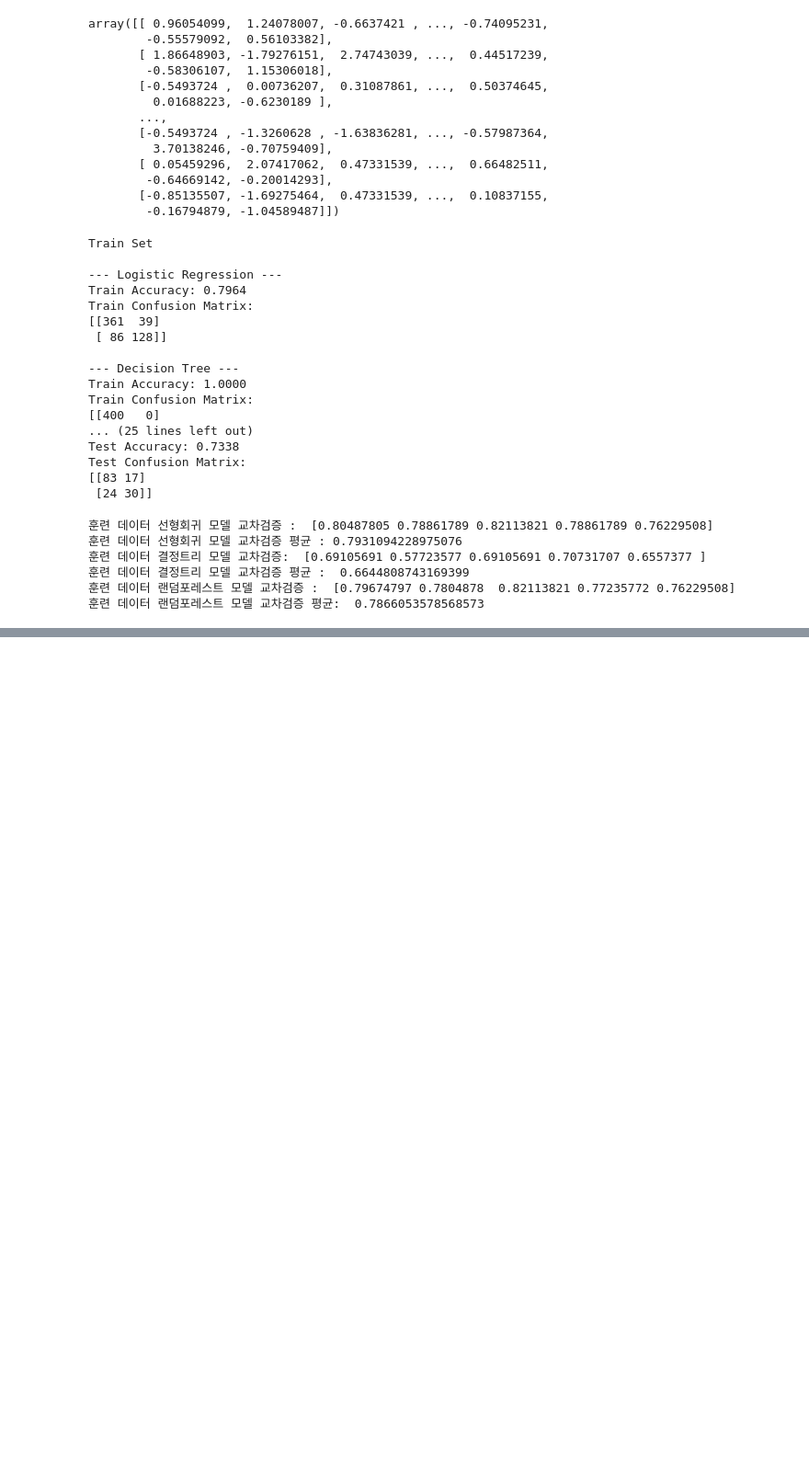
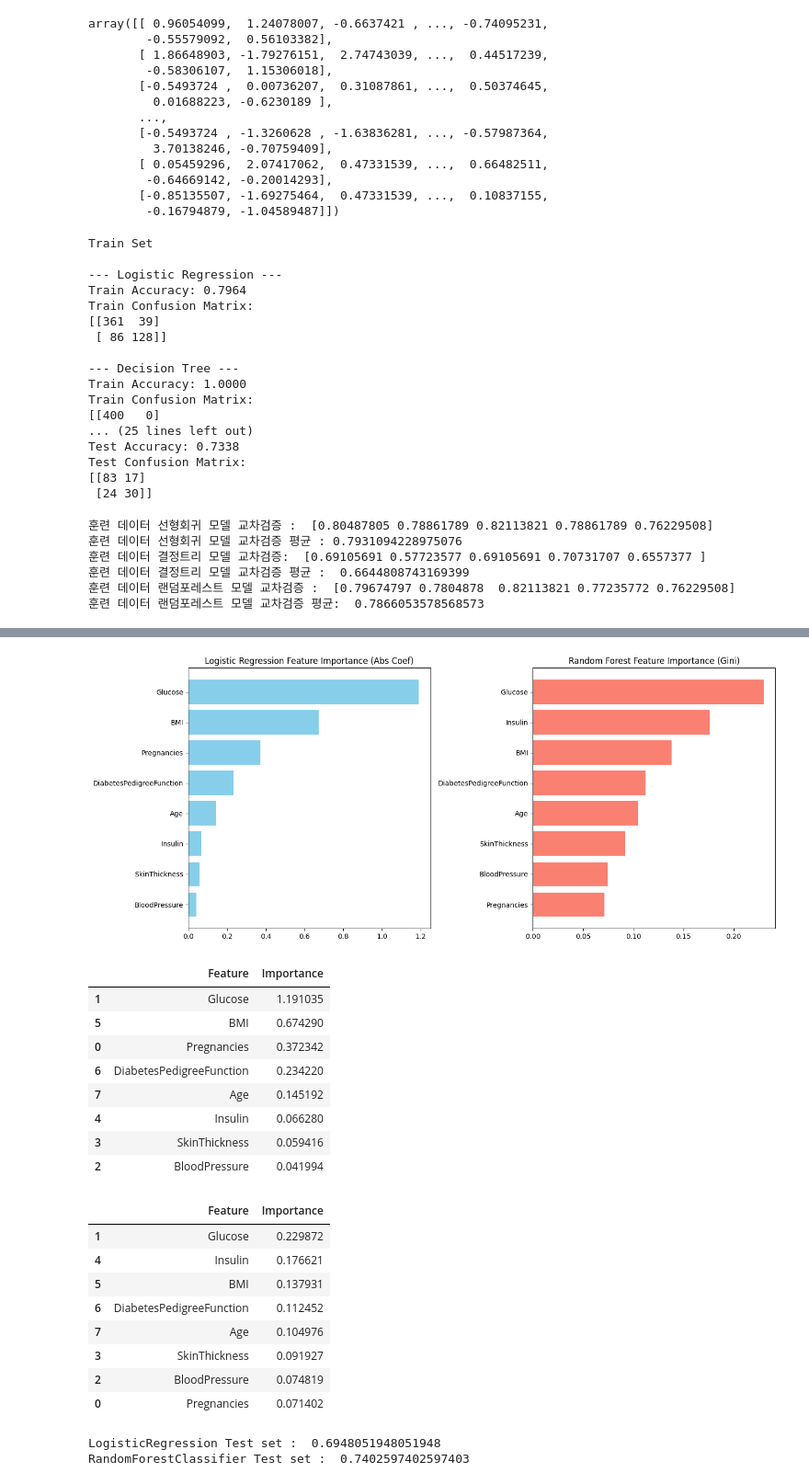
Before and after one commit to HY-BME/bme_test_files, a Jupyter notebook: ML_diabetes.ipynb, the cells around one changed output, grey strips where cells are left out. Shown at 92% size. Drawn from its saved outputs; the diff is of its cells as text; code cells hidden in the pictures; blank space fills up the shorter version.

```diff
--- a/ML_diabetes.ipynb
+++ b/ML_diabetes.ipynb
@@ -390,45 +409,70 @@ import numpy as np
 
 # Logistic Regression 특성 중요도
 # 선형 모델에서는 회귀 계수의 절대값이 클수록 영향력이 큼
 lg_importance = np.abs(best_lg_model.coef_[0])
-lg_features = pd.DataFrame({'Feature': X_train_imputed.columns, 'Importance': lg_importance})
+lg_features = pd.DataFrame({'Feature': X_train_copy.columns, 'Importance': lg_importance})
 lg_features = lg_features.sort_values(by='Importance', ascending=False)
 
 # Random Forest 특성 중요도 : 지니계수
 rf_importance = best_rf_model.feature_importances_
-rf_features = pd.DataFrame({'Feature': X_train_imputed.columns, 'Importance': rf_importance})
+rf_features = pd.DataFrame({'Feature': X_train_copy.columns, 'Importance': rf_importance})
 rf_features = rf_features.sort_values(by='Importance', ascending=False)
 
 # 시각화
 plt.figure(figsize=(14, 6))
 
 # Logistic Regression Plot
 plt.subplot(1, 2, 1)
 plt.barh(lg_features['Feature'], lg_features['Importance'], color='skyblue')
 plt.title('Logistic Regression Feature Importance (Abs Coef)')
 plt.gca().invert_yaxis()
 
 # Random Forest Plot
 plt.subplot(1, 2, 2)
 plt.barh(rf_features['Feature'], rf_features['Importance'], color='salmon')
 plt.title('Random Forest Feature Importance (Gini)')
 plt.gca().invert_yaxis()
 
 plt.tight_layout()
 plt.show()
 
 display(lg_features)
 display(rf_features)
+# %% [output]
+[figure, added]
+|  | Feature | Importance |
+| 1 | Glucose | 1.191035 |
+| 5 | BMI | 0.674290 |
+| 0 | Pregnancies | 0.372342 |
+| 6 | DiabetesPedigreeFunction | 0.234220 |
+| 7 | Age | 0.145192 |
+| 4 | Insulin | 0.066280 |
+| 3 | SkinThickness | 0.059416 |
+| 2 | BloodPressure | 0.041994 |
+|  | Feature | Importance |
+| 1 | Glucose | 0.229872 |
+| 4 | Insulin | 0.176621 |
+| 5 | BMI | 0.137931 |
+| 6 | DiabetesPedigreeFunction | 0.112452 |
+| 7 | Age | 0.104976 |
+| 3 | SkinThickness | 0.091927 |
+| 2 | BloodPressure | 0.074819 |
+| 0 | Pregnancies | 0.071402 |
 # %%
 #특성(feature) 추가 : 특성 엔지니어링 실행 후 재검증 작업
 
 def apply_feature_engineering(df_in):
     df = df_in.copy()
+    # NumPy array인 경우 DataFrame으로 변환 (컬럼명 복구)
+    if isinstance(df, np.ndarray):
+        df = pd.DataFrame(df, columns=['Pregnancies', 'Glucose', 'BloodPressure', 'SkinThickness', 'Insulin', 'BMI', 'DiabetesPedigreeFunction', 'Age'])
+
     df['Metabolic'] = df['Glucose'] * df['BMI']
     df['BMI_Glucose_Ratio'] = df['BMI'] / (df['Glucose'] + 1)
     df['InsulinResistance'] = df['Insulin'] / (df['Glucose'] + 1)
     return df
 
+# NumPy 배열을 데이터프레임으로 변환하여 함수 적용
 X_train_fe = apply_feature_engineering(X_train_imputed)
 X_test_fe = apply_feature_engineering(X_test_imputed)
 
@@ -453,6 +497,9 @@ final_rf.fit(X_train_fe, y_train_copy)
 
 fe_rf_score = final_rf.score(X_test_fe, y_test)
 print("RandomForestClassifier Test set : ", fe_rf_score)
+# %% [output]
+LogisticRegression Test set :  0.6948051948051948
+RandomForestClassifier Test set :  0.7402597402597403
 # %%
 from sklearn.model_selection import cross_val_score, StratifiedKFold
 import numpy as np
```
Also changed, not shown: parts of 11 cells of this notebook.
